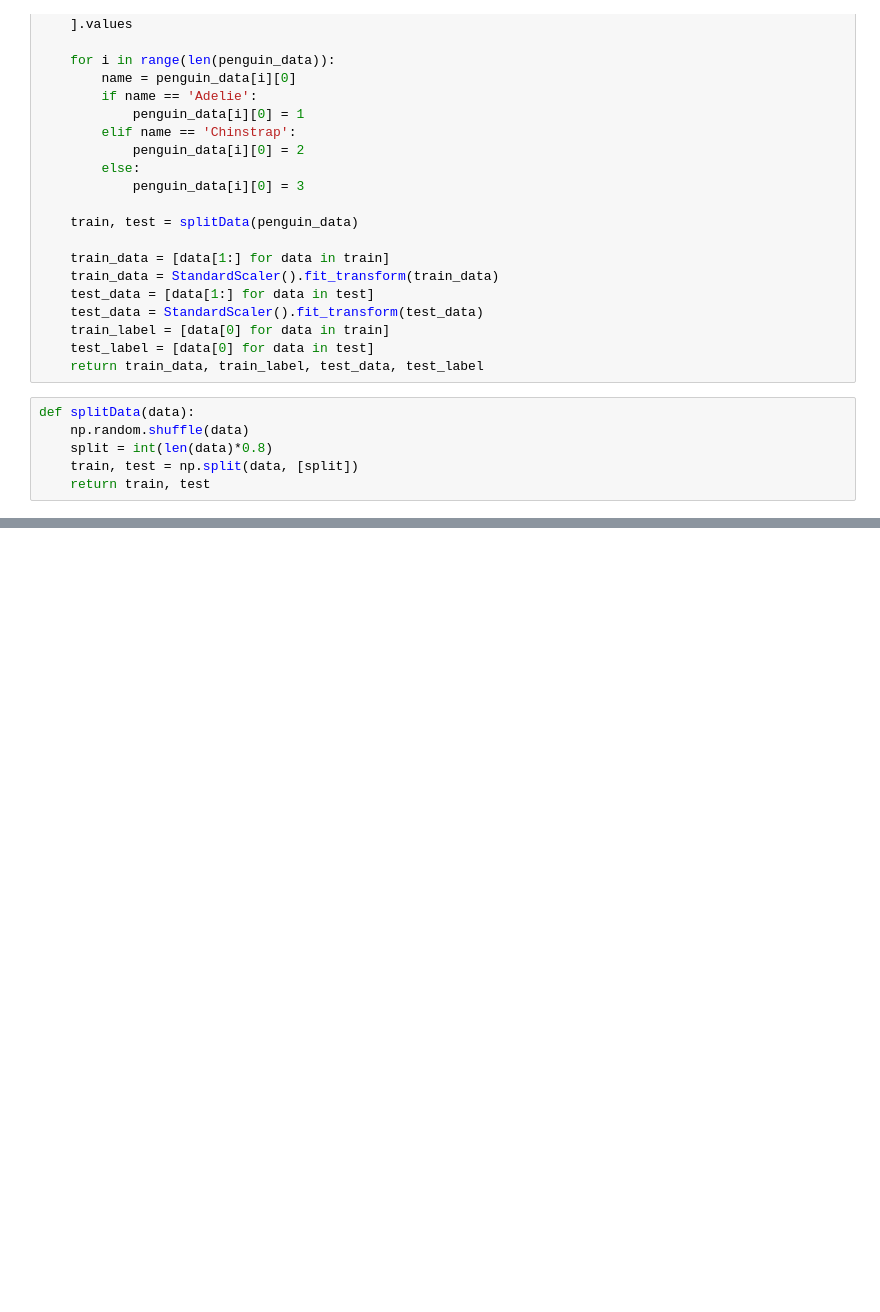
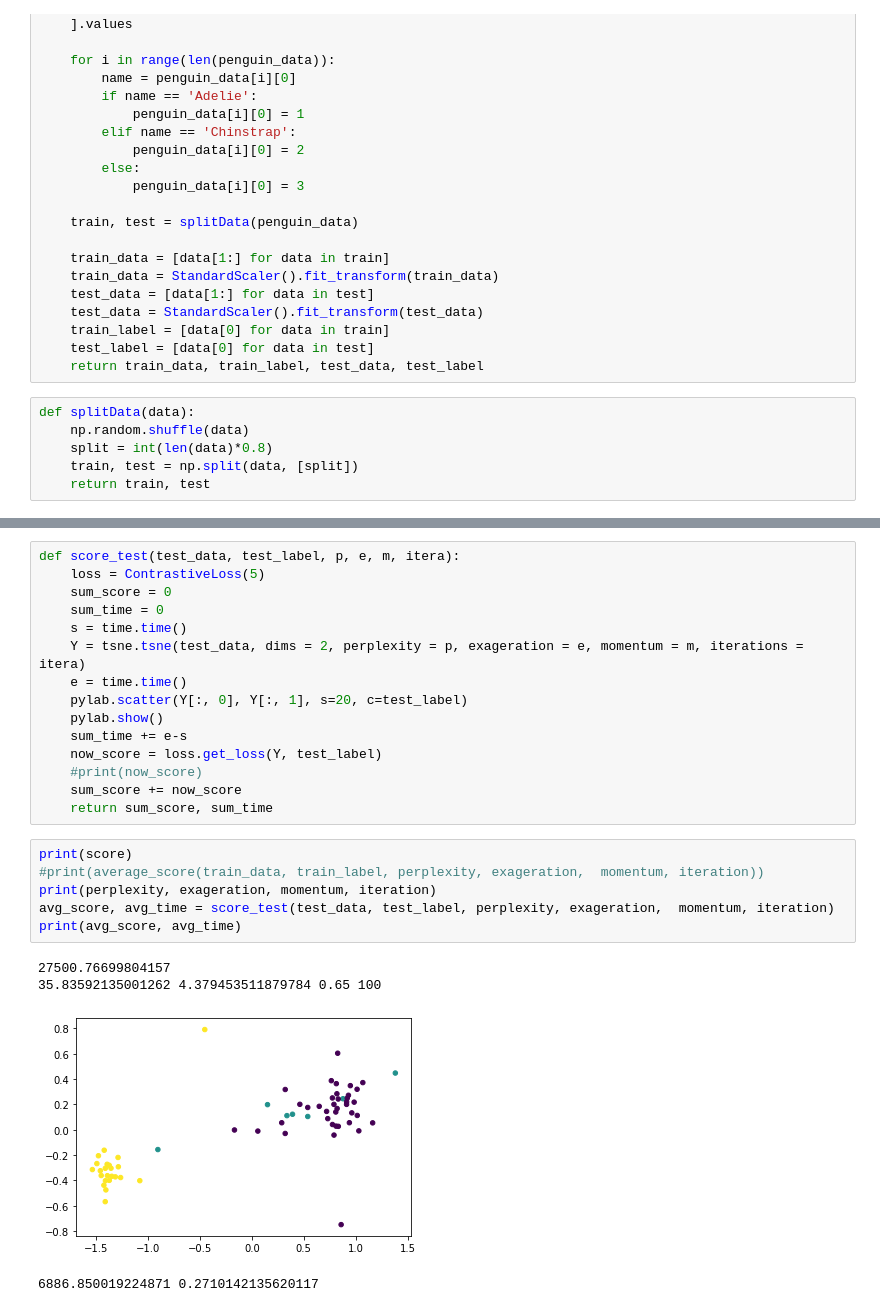
Before and after one commit to lewinsohndp/dimensional-reduction, a Jupyter notebook: tsne.ipynb, the cells around one changed output, grey strips where cells are left out. Saved outputs shown, nothing was run; the diff lists cells and outputs as text; blank space fills up the shorter version.

```diff
--- a/tsne.ipynb
+++ b/tsne.ipynb
@@ -156,0 +136,26 @@ def test_iterations(data, label, p, e, m):
+# %%
+def score_test(test_data, test_label, p, e, m, itera):
+    loss = ContrastiveLoss(5)
+    sum_score = 0
+    sum_time = 0
+    s = time.time()
+    Y = tsne.tsne(test_data, dims = 2, perplexity = p, exageration = e, momentum = m, iterations = itera)
+    e = time.time()
+    pylab.scatter(Y[:, 0], Y[:, 1], s=20, c=test_label)
+    pylab.show()
+    sum_time += e-s
+    now_score = loss.get_loss(Y, test_label)
+    #print(now_score)
+    sum_score += now_score
+    return sum_score, sum_time
+# %%
+print(score)
+#print(average_score(train_data, train_label, perplexity, exageration,  momentum, iteration))
+print(perplexity, exageration, momentum, iteration)
+avg_score, avg_time = score_test(test_data, test_label, perplexity, exageration,  momentum, iteration)
+print(avg_score, avg_time)
+# %% [output]
+27500.76699804157
+35.83592135001262 4.379453511879784 0.65 100
+[figure, added]
+6886.850019224871 0.2710142135620117
```
Also changed, not shown: parts of 26 cells of this notebook.
